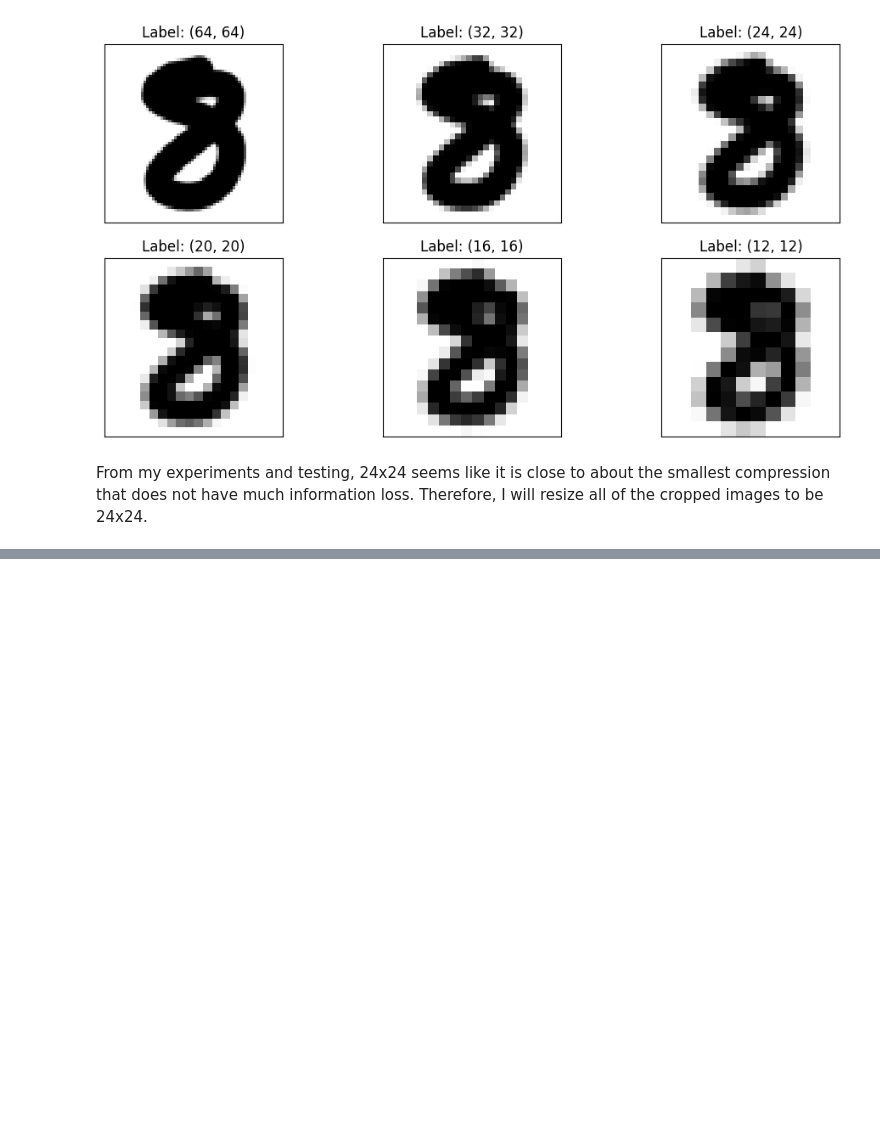
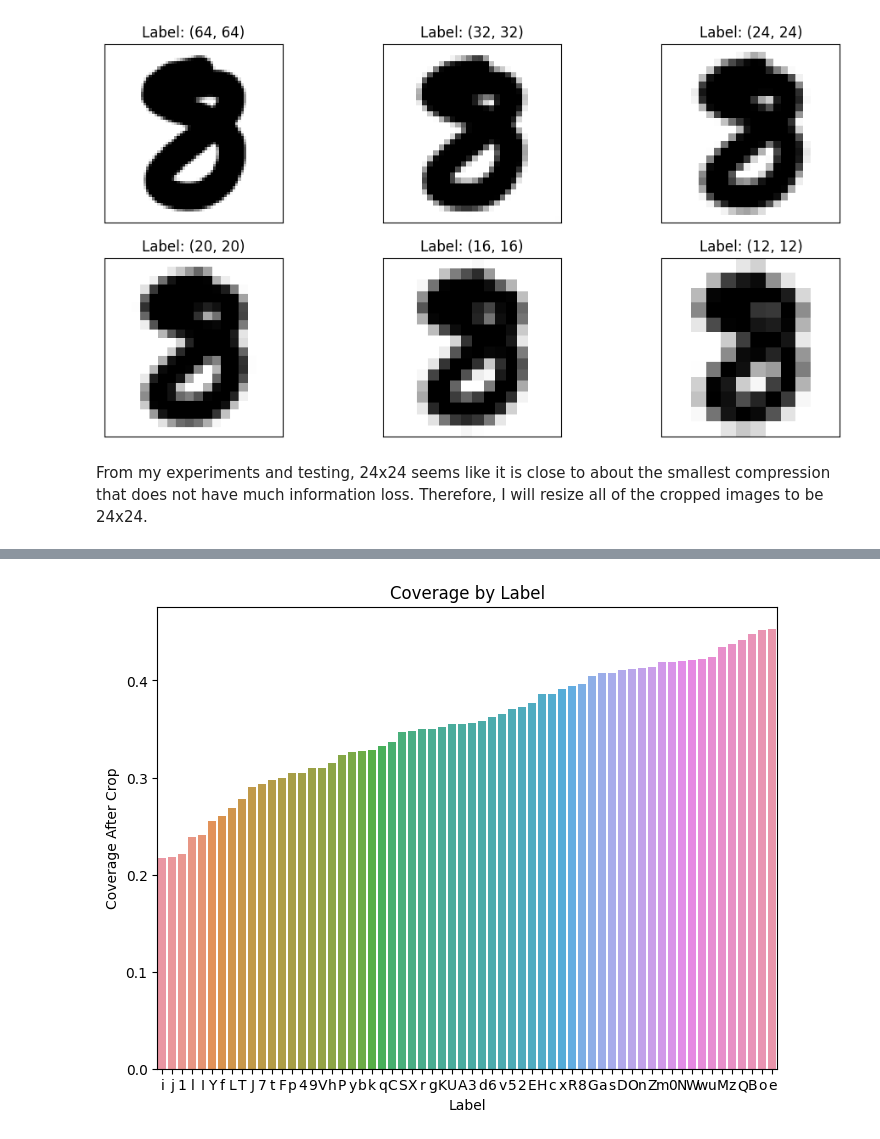
Before and after one commit to hemmerlinaj20/Project1_Phase1, a Jupyter notebook: research.ipynb, the cells around one changed output, grey strips where cells are left out. Cells and saved outputs as stored; diff of their text form; code cells hidden in the pictures; blank space fills up the shorter version.

```diff
--- a/research.ipynb
+++ b/research.ipynb
@@ -452,0 +453,17 @@ def resize_all_images(size: tuple[int, int]) -> None:
+# %%
+# ***MY CODE***
+def coverage(img: Image) -> float:
+    pixels = list(img.getdata())
+    colored = 0
+    for pixel in pixels:
+        if pixel != 255:
+            colored += 1
+    return colored/len(pixels)
+# %%
+# Copy the df
+feature_df = df.copy()
+# %%
+# ***MY CODE***
+# computes the coverage of each image after cropping and adds it to the feature_df
+feature_df['after_coverage'] = [coverage(Image.open(f'{RESIZED_IMAGE_PATH}{img}')) for img in df['image']]
+feature_df.head()
@@ -452,0 +477,4 @@ def resize_all_images(size: tuple[int, int]) -> None:
+# %%
+# ***MY CODE***
+after_coverage_df = feature_df.drop('image', axis=1).groupby('label').mean().reset_index().sort_values('after_coverage')
+after_coverage_df.head()
@@ -452,0 +488,10 @@ def resize_all_images(size: tuple[int, int]) -> None:
+# %%
+# ***THIS CODE WAS GENERATED BY AI AND USED WITH MINIMAL MODIFICATION***
+plt.figure(figsize=(8, 6))
+sns.barplot(x='label', y='after_coverage', data=after_coverage_df)
+plt.title('Coverage by Character')
+plt.xlabel('Character')
+plt.ylabel('Coverage After Crop')
+plt.show()
+# %% [output]
+[figure, added]
```
Also changed, not shown: parts of 24 cells of this notebook.
